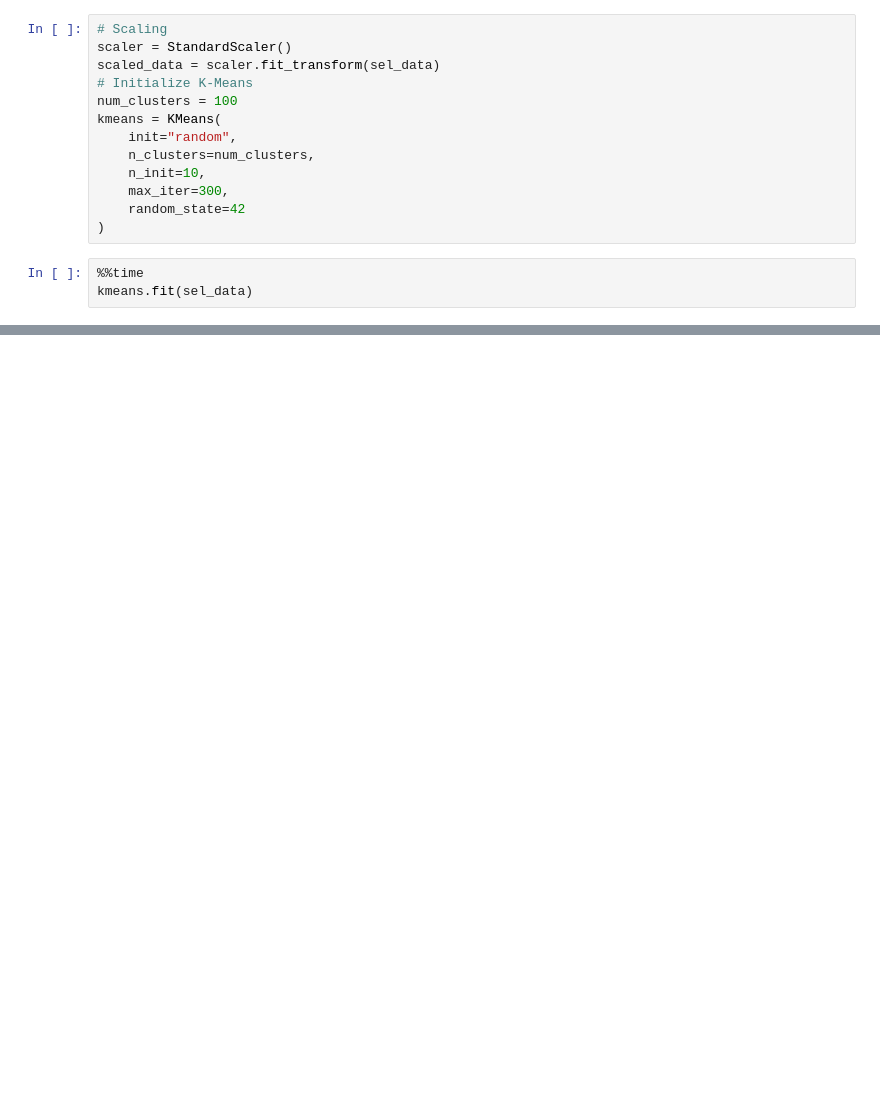
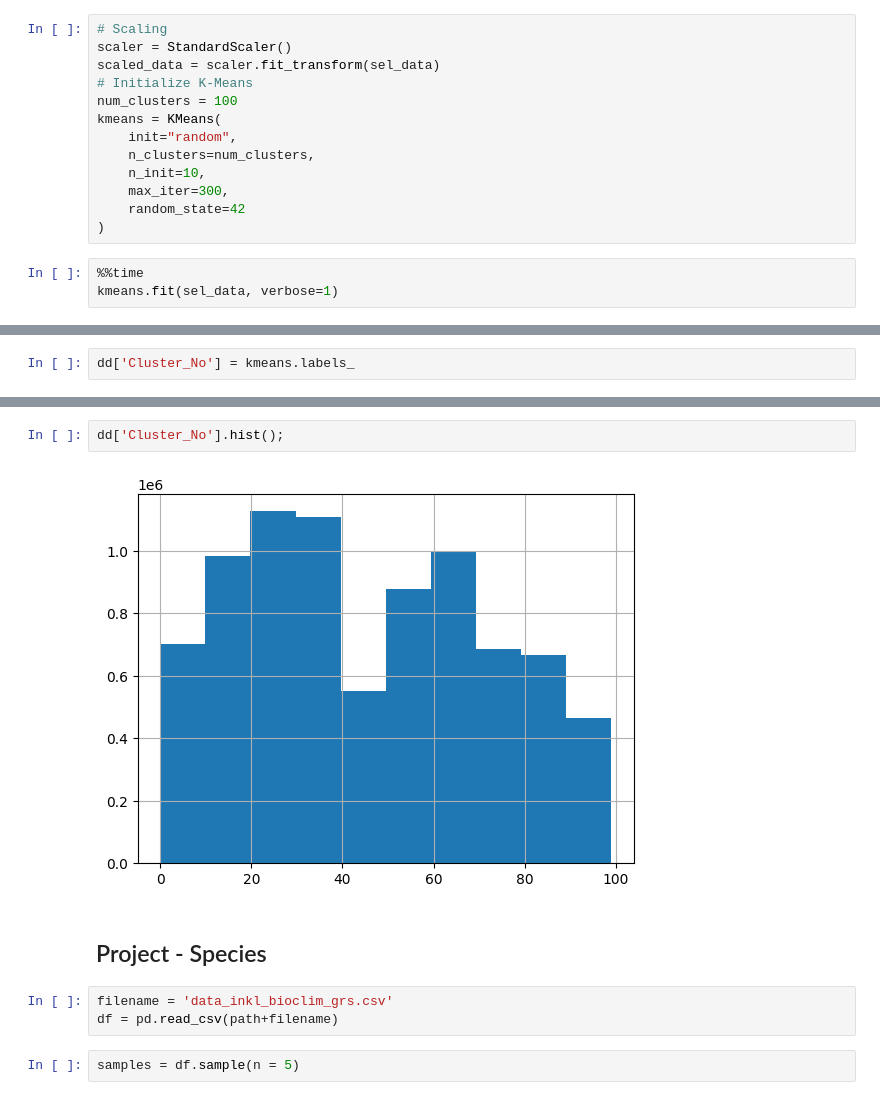
Before and after one commit to dadavie/planetary_garden, a Jupyter notebook: notebooks/Notebook_DavidSchildberger_Model.ipynb, the cells around one changed output, grey strips where cells are left out. Drawn from its saved outputs; the diff is of its cells as text; blank space fills up the shorter version.

```diff
--- a/notebooks/Notebook_DavidSchildberger_Model.ipynb
+++ b/notebooks/Notebook_DavidSchildberger_Model.ipynb
@@ -255,5 +278,5 @@ kmeans = KMeans(
 )
 # %%
 %%time
-kmeans.fit(sel_data)
+kmeans.fit(sel_data, verbose=1)
 # %% [output]
@@ -262,0 +290,2 @@ KMeans(init='random', n_clusters=100, random_state=42)
+# %%
+dd['Cluster_No'] = kmeans.labels_
@@ -262,0 +302,11 @@ KMeans(init='random', n_clusters=100, random_state=42)
+# %%
+dd['Cluster_No'].hist();
+# %% [output]
+[figure, added]
+# %% [markdown]
+## Project - Species
+# %%
+filename = 'data_inkl_bioclim_grs.csv'
+df = pd.read_csv(path+filename)
+# %%
+samples = df.sample(n = 5)
```
Also changed, not shown: parts of 19 cells of this notebook.
